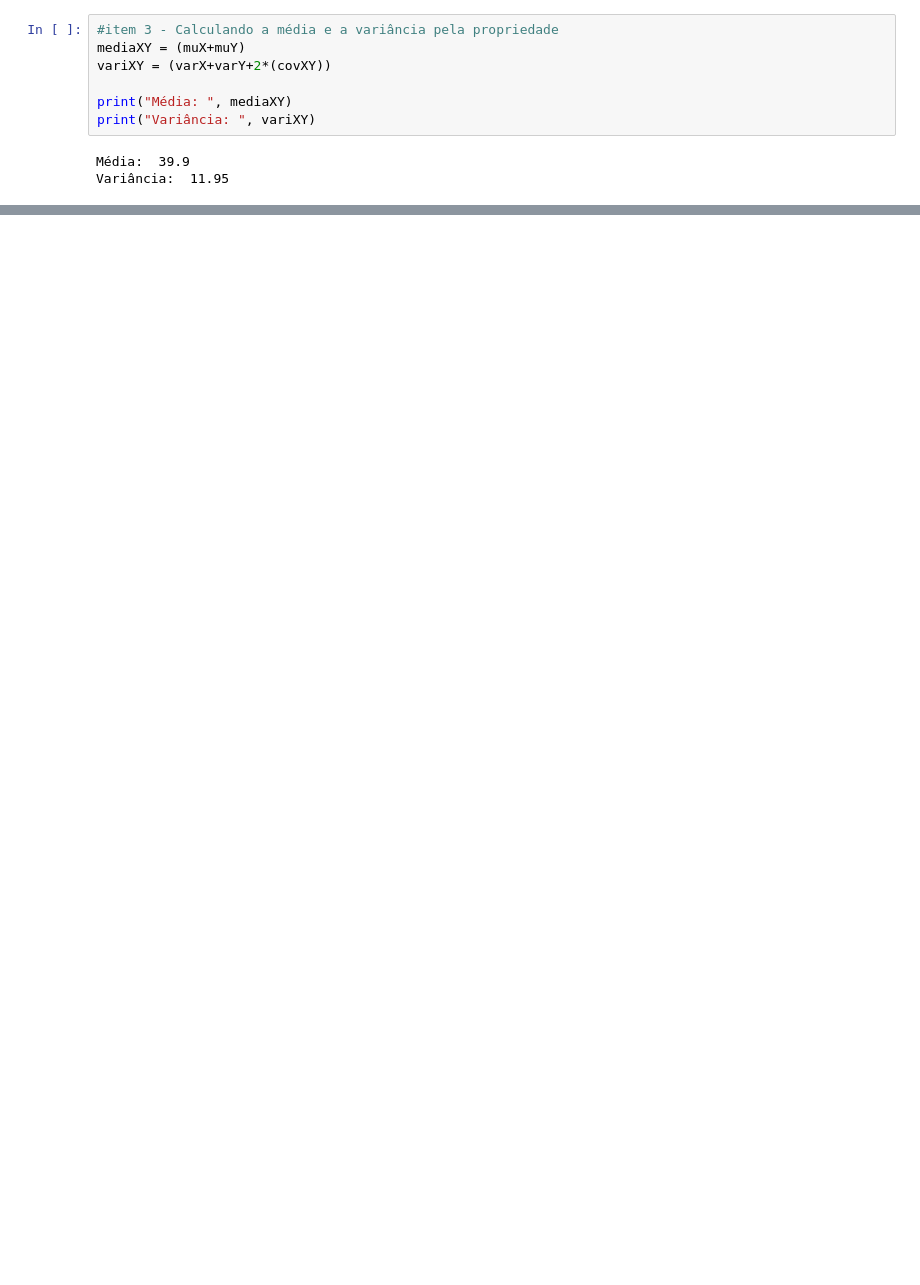
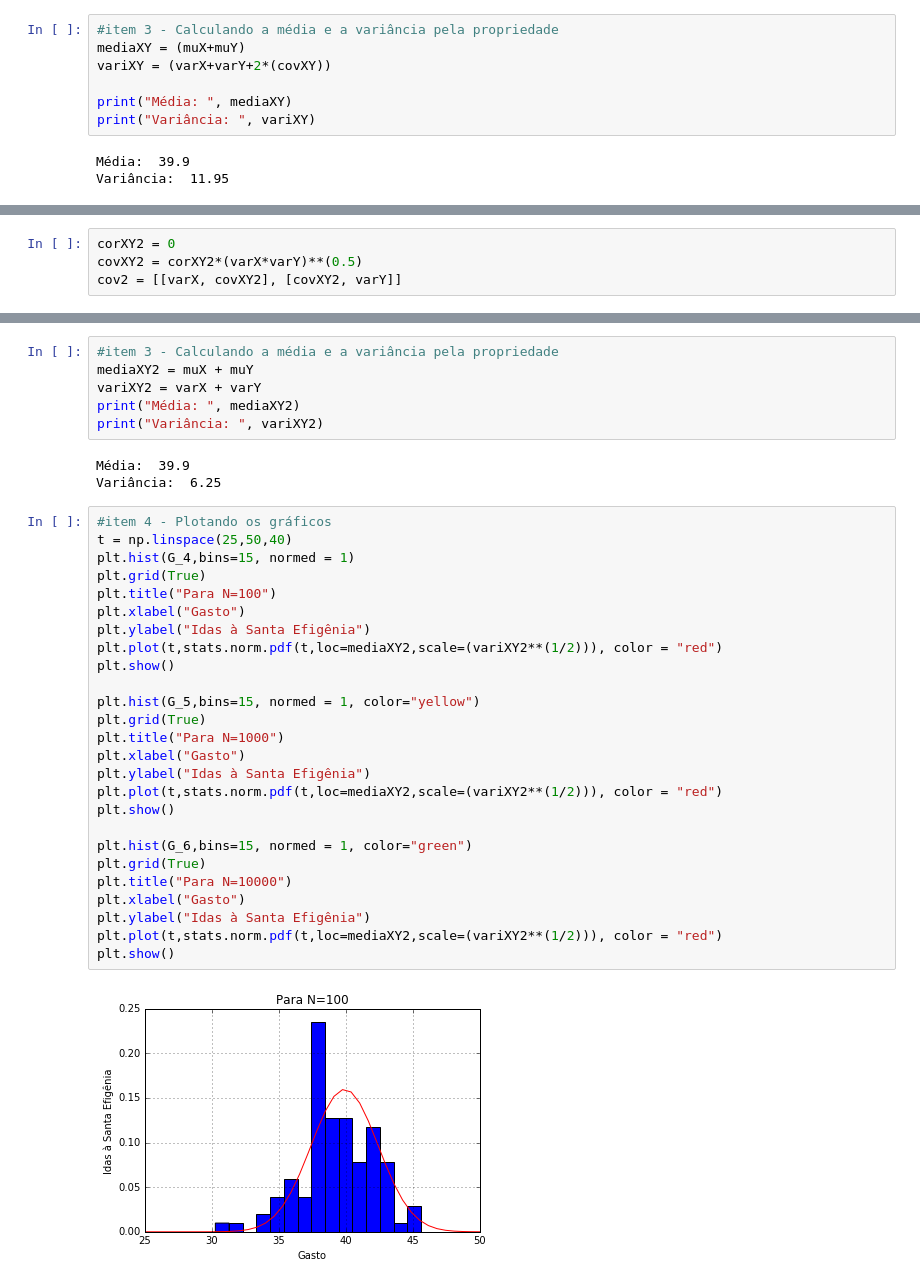
Before and after one commit to BrunaKimura/CD, a Jupyter notebook: Aula17/Aula17- Soma_de_Variáveis_Aleatórias-Bruna_Vitoria.ipynb, the cells around one changed output, grey strips where cells are left out. Cells and saved outputs as stored; diff of their text form; blank space fills up the shorter version.

```diff
--- a/Aula17/Aula17- Soma_de_Variáveis_Aleatórias-Bruna_Vitoria.ipynb
+++ b/Aula17/Aula17- Soma_de_Variáveis_Aleatórias-Bruna_Vitoria.ipynb
@@ -338,0 +341,4 @@ plt.show()
+# %%
+corXY2 = 0
+covXY2 = corXY2*(varX*varY)**(0.5)
+cov2 = [[varX, covXY2], [covXY2, varY]]
@@ -338,0 +428,37 @@ plt.show()
+# %%
+#item 3 - Calculando a média e a variância pela propriedade
+mediaXY2 = muX + muY
+variXY2 = varX + varY
+print("Média: ", mediaXY2)
+print("Variância: ", variXY2)
+# %% [output]
+Média:  39.9
+Variância:  6.25
+# %%
+#item 4 - Plotando os gráficos
+t = np.linspace(25,50,40)
+plt.hist(G_4,bins=15, normed = 1)
+plt.grid(True)
+plt.title("Para N=100")
+plt.xlabel("Gasto")
+plt.ylabel("Idas à Santa Efigênia")
+plt.plot(t,stats.norm.pdf(t,loc=mediaXY2,scale=(variXY2**(1/2))), color = "red")
+plt.show()
+
+plt.hist(G_5,bins=15, normed = 1, color="yellow")
+plt.grid(True)
+plt.title("Para N=1000")
+plt.xlabel("Gasto")
+plt.ylabel("Idas à Santa Efigênia")
+plt.plot(t,stats.norm.pdf(t,loc=mediaXY2,scale=(variXY2**(1/2))), color = "red")
+plt.show()
+
+plt.hist(G_6,bins=15, normed = 1, color="green")
+plt.grid(True)
+plt.title("Para N=10000")
+plt.xlabel("Gasto")
+plt.ylabel("Idas à Santa Efigênia")
+plt.plot(t,stats.norm.pdf(t,loc=mediaXY2,scale=(variXY2**(1/2))), color = "red")
+plt.show()
+# %% [output]
+[figure, added]
```
Also changed, not shown: parts of 7 cells of this notebook.
